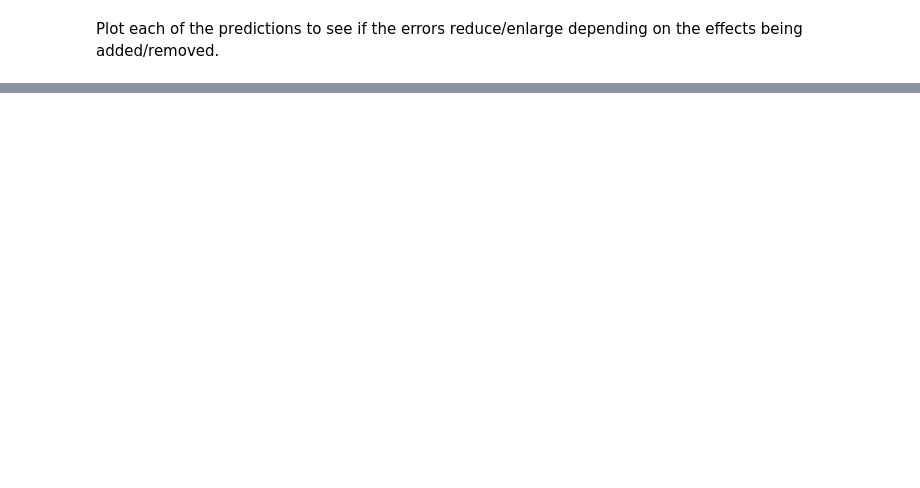
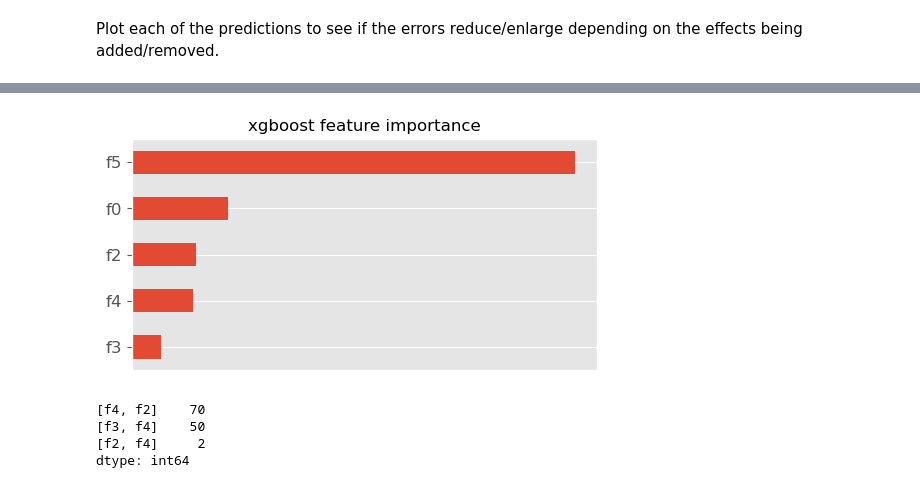
Before and after one commit to paulrobshannon/control_variables, a Jupyter notebook: control_variable_test.ipynb, the cells around one changed output, grey strips where cells are left out. Cells and saved outputs as stored; diff of their text form; code cells hidden in the pictures; blank space fills up the shorter version.

```diff
--- a/control_variable_test.ipynb
+++ b/control_variable_test.ipynb
@@ -354,0 +412,23 @@ f4_
+# %%
+df_control_train = pd.DataFrame(X_train).add_prefix("f")
+df_control_test = pd.DataFrame(X_test).add_prefix("f")
+
+df_control_train_cp = df_control_train.copy()
+df_control_test_cp = df_control_test.copy()
+
+for var in ["f0", "f1", "f2", "f3", "f4"]:
+    df_control_train_cp[var] = 1
+    df_control_test_cp[var] = 1
+
+
+f5_train = model_with_constraints.predict(xgb.DMatrix(df_control_train_cp))
+f5_test = model_with_constraints.predict(xgb.DMatrix(df_control_test_cp))
+
+f5_train_binned, bins = pd.qcut(pd.Series(f5_train), 50, labels=range(0, 50), retbins=True)
+f5_test_binned = pd.cut(pd.Series(f5_test), bins=bins, labels=range(0, 50), include_lowest=True)
+
+df_control_train["f5"] = f5_train_binned
+glm_X_train = df_control_train[["f0", "f1", "f2", "f3", "f4", "f5"]].to_numpy()
+
+# glm_X_train = np.c_[df_control_train[["f0", "f1", "f2", "f3", "f4"]].to_numpy(), f5_train_binned]
+glm_X_test = np.c_[df_control_test[["f0", "f1", "f2", "f3", "f4"]].to_numpy(), f5_test_binned]
@@ -354,0 +492,45 @@ f4_
+# %%
+# Create a dataframe of the variable importances
+dict_varImp = glm_xgb_model.get_score(importance_type = 'weight')
+df_ = pd.DataFrame(dict_varImp, index = ['varImp']).transpose().reset_index()
+df_.columns = ['feature', 'fscore']
+# %%
+# Plot the relative importance of the top 10 features
+df_['fscore'] = df_['fscore'] / df_['fscore'].max()
+df_.sort_values('fscore', ascending = False, inplace = True)
+df_ = df_[0:10]
+df_.sort_values('fscore', ascending = True, inplace = True)
+df_.plot(kind='barh', x='feature', y='fscore', legend=False, figsize=(6, 3))
+plt.title('xgboost feature importance', fontsize = 12)
+plt.xlabel('')
+plt.ylabel('')
+plt.xticks([], [])
+plt.yticks(fontsize=12)
+plt.show()
+# %% [output]
+[figure, added]
+# %%
+from itertools import combinations
+
+dump = glm_xgb_model.get_dump()
+variables_used_in_tree = [re.findall(r"f\d+", dump[x]) for x in range(0, len(dump))]
+variables_used_in_tree
+
+interactions = []
+for i in range(0, len(dump)):
+    tree_var_list = list(set(variables_used_in_tree[i]))
+
+    if len(tree_var_list) > 1:
+        if len(tree_var_list) > 2:
+            xgb.plot_tree(glm_xgb_model, num_trees = i)
+            for c in combinations(tree_var_list, 2):
+                interactions.append(list(c))
+        else:
+            interactions.append(tree_var_list)
+
+pd.Series(interactions).value_counts()
+# %% [output]
+[f4, f2]    70
+[f3, f4]    50
+[f2, f4]     2
+dtype: int64
```
Also changed, not shown: parts of 17 cells of this notebook.
